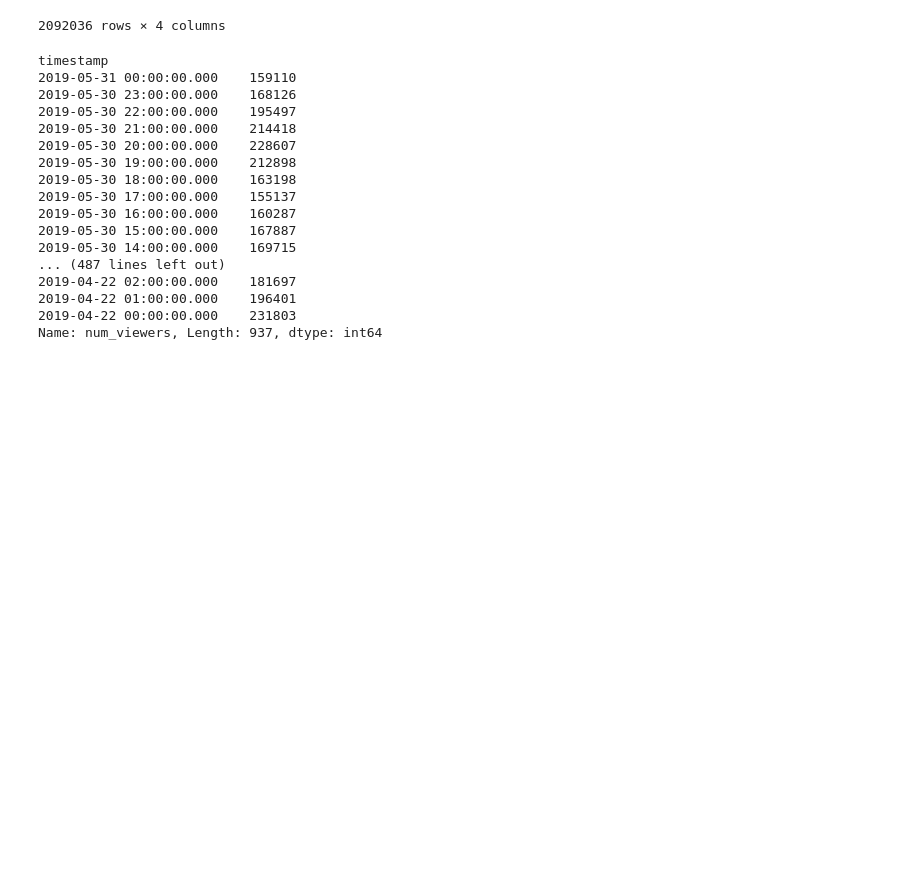
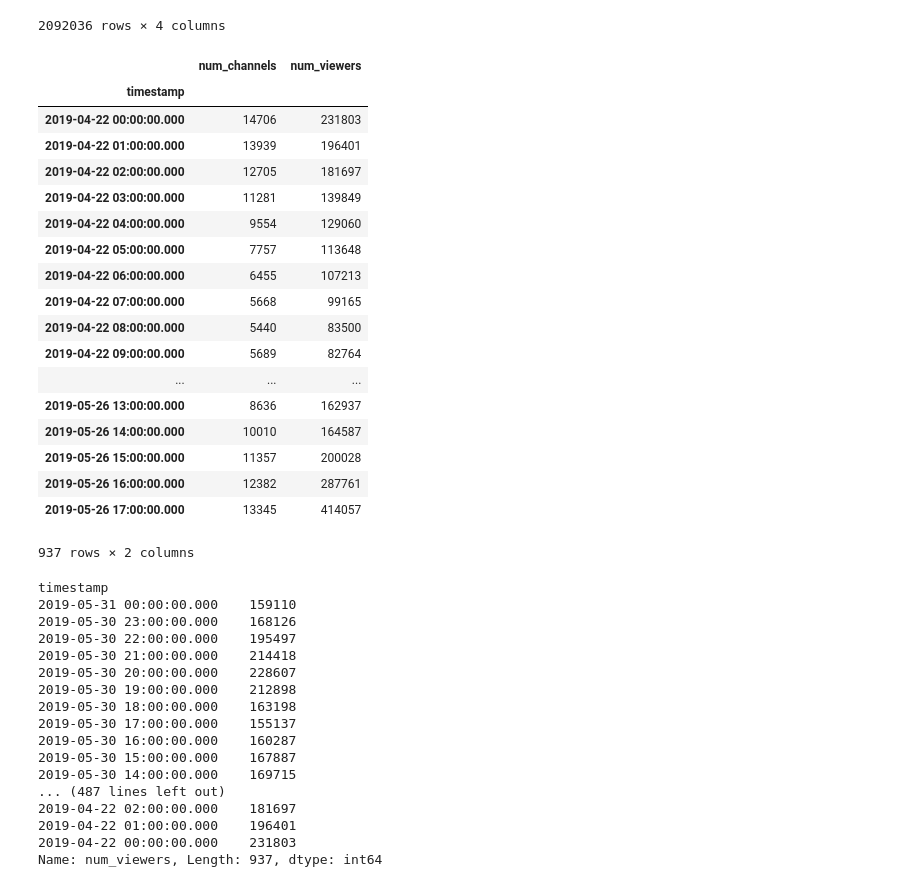
Before and after one commit to natashaborders-zz/Twitch_Streamers_Recommender, a Jupyter notebook: Jeremy_Notebooks/Game_Standing_Notebook.ipynb, the cells around one changed output. Saved outputs shown, nothing was run; the diff lists cells and outputs as text; code cells hidden in the pictures; blank space fills up the shorter version.

```diff
--- a/Jeremy_Notebooks/Game_Standing_Notebook.ipynb
+++ b/Jeremy_Notebooks/Game_Standing_Notebook.ipynb
@@ -34,6 +34,28 @@ df
 | 2091932 | 2019-05-31 00:00:00.000 | Halo 5: Guardians | 47 | 221 |
 | 2091933 | 2019-05-31 00:00:00.000 | Wrecking Crew | 1 | 6 |
 2092036 rows × 4 columns
+# %%
+df.groupby(by=['timestamp','game_name']).max().groupby(['timestamp']).max()
+# %% [output]
+|  | num_channels | num_viewers |
+| timestamp |  |  |
+| 2019-04-22 00:00:00.000 | 14706 | 231803 |
+| 2019-04-22 01:00:00.000 | 13939 | 196401 |
+| 2019-04-22 02:00:00.000 | 12705 | 181697 |
+| 2019-04-22 03:00:00.000 | 11281 | 139849 |
+| 2019-04-22 04:00:00.000 | 9554 | 129060 |
+| 2019-04-22 05:00:00.000 | 7757 | 113648 |
+| 2019-04-22 06:00:00.000 | 6455 | 107213 |
+| 2019-04-22 07:00:00.000 | 5668 | 99165 |
+| 2019-04-22 08:00:00.000 | 5440 | 83500 |
+| 2019-04-22 09:00:00.000 | 5689 | 82764 |
+| ... | ... | ... |
+| 2019-05-26 13:00:00.000 | 8636 | 162937 |
+| 2019-05-26 14:00:00.000 | 10010 | 164587 |
+| 2019-05-26 15:00:00.000 | 11357 | 200028 |
+| 2019-05-26 16:00:00.000 | 12382 | 287761 |
+| 2019-05-26 17:00:00.000 | 13345 | 414057 |
+937 rows × 2 columns
 # %%
 df_max = df.groupby(by='timestamp').max().sort_values(by=['timestamp','num_viewers'], ascending = False)
 # %%
```
Also changed, not shown: parts of 4 cells of this notebook.
